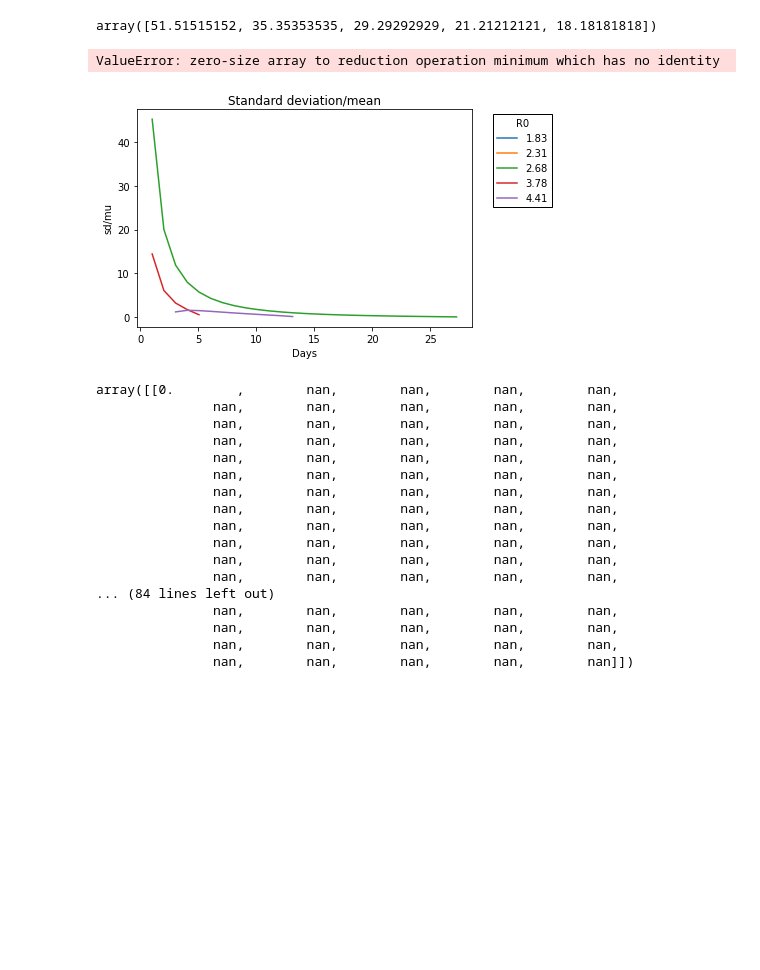
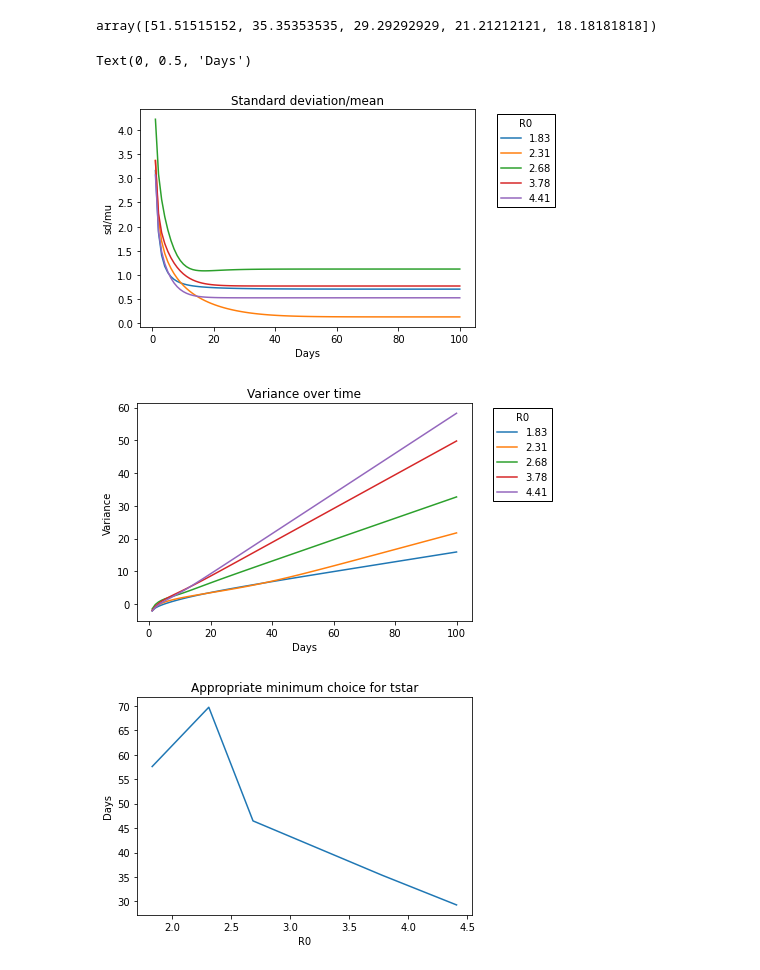
Before and after one commit to JCurran-Sebastian/BPs_for_VoC, a Jupyter notebook: VoC_paper.ipynb, the cells around one changed output. Saved outputs shown, nothing was run; the diff lists cells and outputs as text; code cells hidden in the pictures; blank space fills up the shorter version.

Commit message:
Fixed some issues with variance

```diff
--- a/VoC_paper.ipynb
+++ b/VoC_paper.ipynb
@@ -264,6 +264,7 @@ if not cluster_im:
     im_vec = np.zeros(ntypes)
     im_vec[:nexposed] = im*prop_vec*const_vec # Rate of importation for unvaccinated exposed cases of variants with no previous infection history
 else:
+    discount_imports = 1
     ntypes+=1
     cluster_size = 2
     alpha = 0.3
@@ -375,9 +358,10 @@ plt.legend(loc=2, bbox_to_anchor=(1.05, 1), framealpha=1., edgecolor='black', fa
 # %%
 # Mean over time
+# Reff_vec = np.linspace(1.22, 2.94, num=20)
 mean_cond = np.zeros((len(Reff_vec), len(time)))
 mean_arr = np.zeros((len(Reff_vec), ntypes-1, len(time)))
 mean = np.zeros_like(mean_cond)
-showplot = 30
+showplot = 30*5
 for r, Reff in enumerate(Reff_vec):
     beta_SA = Reff*gamma*rtrans_variant
     RV = Reff*rtrans_variant
@@ -703,53 +646,49 @@ tstars
 # %% [output]
 array([51.51515152, 35.35353535, 29.29292929, 21.21212121, 18.18181818])
 # %%
+# Plot sig over mean
+
 sig_vec= np.sqrt(var_vec)
 for r in range(0, len(Reff_vec)):
     RV = np.round(Reff_vec[r]*rtrans_variant, 2)
     sig_over_mean = (sig_vec[r, :]/(mean[r, :]))
 #     sig_over_mean = (sig_vec[r, :]/(mean_cond[r, :] ))
     plt.plot(time ,sig_over_mean , label = str(RV))
 plt.title("Standard deviation/mean")
 plt.ylabel("sd/mu")
 plt.xlabel("Days")
 plt.legend(loc=2, bbox_to_anchor=(1.05, 1), framealpha=1., edgecolor='black', fancybox=False, title = "R0")
 # plt.savefig("./sd_over_mean_plot.pdf")
 
+# Plot variances
+
+plt.figure()
+for r in range(0, len(Reff_vec)):
+    RV = np.round(Reff_vec[r]*rtrans_variant, 2)
+    plt.plot(time, np.log(var_vec[r, :]), label = str(RV))
+plt.title("Variance over time")
+plt.ylabel("Variance")
+plt.xlabel("Days")
+plt.legend(loc=2, bbox_to_anchor=(1.05, 1), framealpha=1., edgecolor='black', fancybox=False, title = "R0")
+
+# Plot T^star for each R0
 
 tol = 1e-4
 Tstars = np.zeros(len(Reff_vec))
 Tstar_idx = np.zeros(len(Reff_vec)).astype(int)
 for r in range(0, len(Reff_vec)):
     sig_over_mean = (sig_vec[r, :])/(mean[r, :])
     diff = np.gradient(sig_over_mean)
     Tstar_idx[r] = (np.min(np.where(np.abs(diff[1:])<=tol)[0]))
     Tstars[r] = time[Tstar_idx[r]]
 plt.figure()
 plt.plot(Reff_vec*rtrans_variant, Tstars)
 plt.title("Appropriate minimum choice for tstar")
 plt.xlabel("R0")
 plt.ylabel("Days")
 # plt.savefig("./tstarchoice.pdf")
 # %% [output]
-ValueError: zero-size array to reduction operation minimum which has no identity
+Text(0, 0.5, 'Days')
-[figure, old version]
+[figure, new version]
+[figure, added]
+[figure, added]
-# %%
-sig_vec
-# %% [output]
-array([[0.        ,        nan,        nan,        nan,        nan,
-               nan,        nan,        nan,        nan,        nan,
-               nan,        nan,        nan,        nan,        nan,
-               nan,        nan,        nan,        nan,        nan,
-               nan,        nan,        nan,        nan,        nan,
-               nan,        nan,        nan,        nan,        nan,
-               nan,        nan,        nan,        nan,        nan,
-               nan,        nan,        nan,        nan,        nan,
-               nan,        nan,        nan,        nan,        nan,
-               nan,        nan,        nan,        nan,        nan,
-               nan,        nan,        nan,        nan,        nan,
-               nan,        nan,        nan,        nan,        nan,
-... (84 lines left out)
-               nan,        nan,        nan,        nan,        nan,
-               nan,        nan,        nan,        nan,        nan,
-               nan,        nan,        nan,        nan,        nan,
-               nan,        nan,        nan,        nan,        nan]])
```
Also changed, not shown: parts of 13 cells of this notebook.
